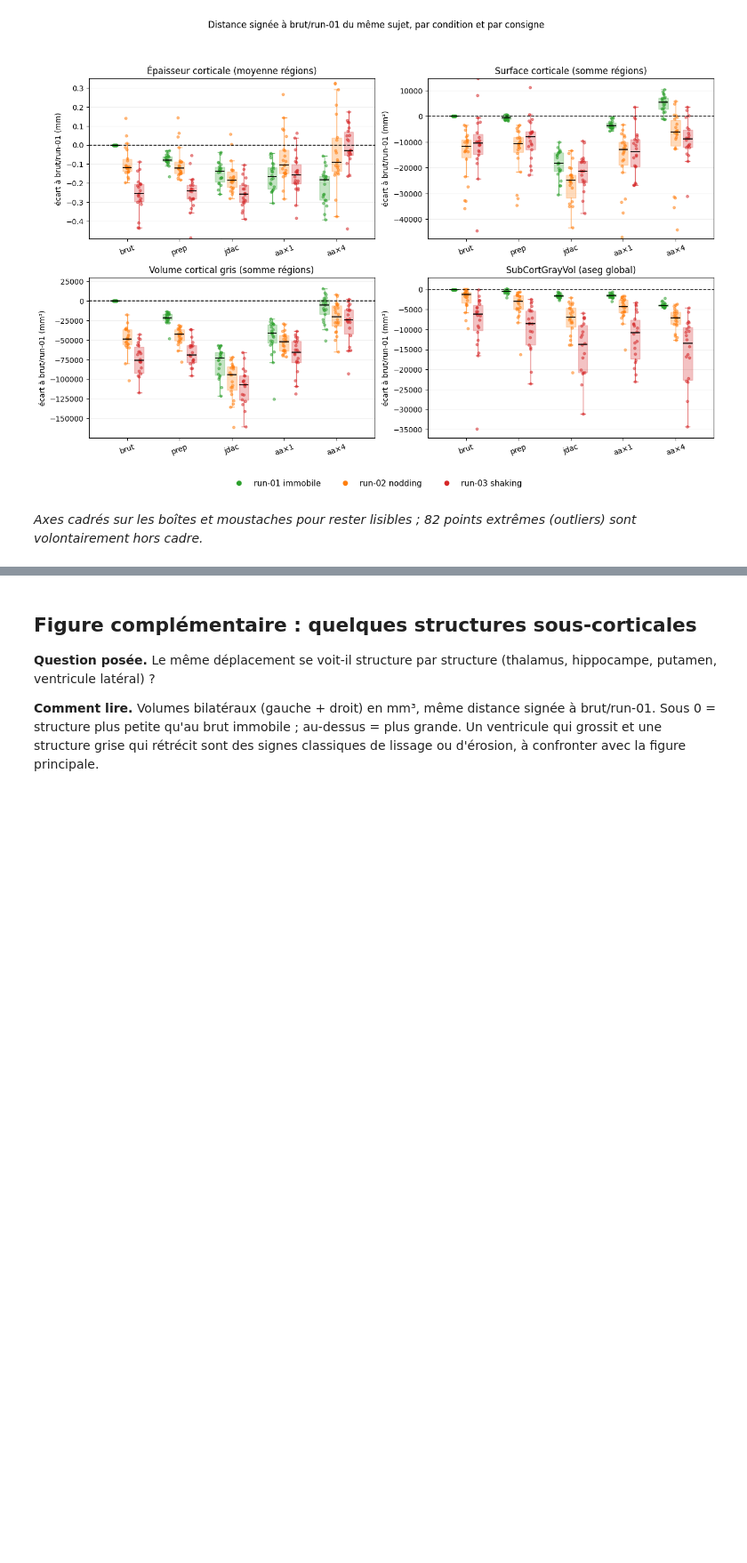
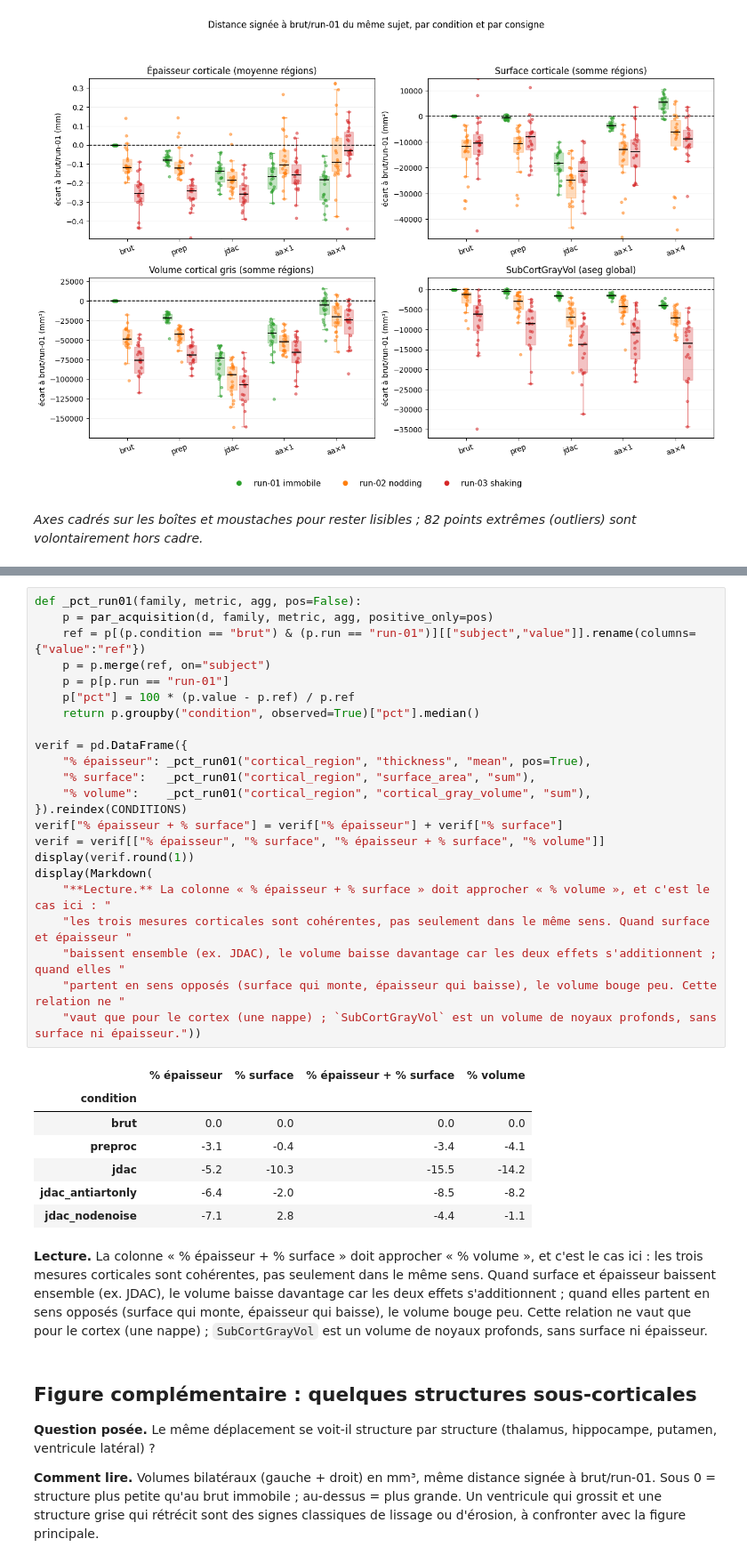
Before and after one commit to math-wil/jdac-motion-correction, a Jupyter notebook: pipelines/ds004332/phase5_fidelity/explore_morphometrie.ipynb, the cells around one changed output, grey strips where cells are left out. Shown at 89% size. Cells and saved outputs as stored; diff of their text form; blank space fills up the shorter version.

Commit message:
Morphometrie : cellule de verification volume = surface x epaisseur (coherence des mesures corticales)

```diff
--- a/pipelines/ds004332/phase5_fidelity/explore_morphometrie.ipynb
+++ b/pipelines/ds004332/phase5_fidelity/explore_morphometrie.ipynb
@@ -183,3 +187,35 @@ if n_hors:
+# %%
+def _pct_run01(family, metric, agg, pos=False):
+    p = par_acquisition(d, family, metric, agg, positive_only=pos)
+    ref = p[(p.condition == "brut") & (p.run == "run-01")][["subject","value"]].rename(columns={"value":"ref"})
+    p = p.merge(ref, on="subject")
+    p = p[p.run == "run-01"]
+    p["pct"] = 100 * (p.value - p.ref) / p.ref
+    return p.groupby("condition", observed=True)["pct"].median()
+
+verif = pd.DataFrame({
+    "% épaisseur": _pct_run01("cortical_region", "thickness", "mean", pos=True),
+    "% surface":   _pct_run01("cortical_region", "surface_area", "sum"),
+    "% volume":    _pct_run01("cortical_region", "cortical_gray_volume", "sum"),
+}).reindex(CONDITIONS)
+verif["% épaisseur + % surface"] = verif["% épaisseur"] + verif["% surface"]
+verif = verif[["% épaisseur", "% surface", "% épaisseur + % surface", "% volume"]]
+display(verif.round(1))
+display(Markdown(
+    "**Lecture.** La colonne « % épaisseur + % surface » doit approcher « % volume », et c'est le cas ici : "
+    "les trois mesures corticales sont cohérentes, pas seulement dans le même sens. Quand surface et épaisseur "
+    "baissent ensemble (ex. JDAC), le volume baisse davantage car les deux effets s'additionnent ; quand elles "
+    "partent en sens opposés (surface qui monte, épaisseur qui baisse), le volume bouge peu. Cette relation ne "
+    "vaut que pour le cortex (une nappe) ; `SubCortGrayVol` est un volume de noyaux profonds, sans surface ni épaisseur."))
+# %% [output]
+|  | % épaisseur | % surface | % épaisseur + % surface | % volume |
+| condition |  |  |  |  |
+| brut | 0.0 | 0.0 | 0.0 | 0.0 |
+| preproc | -3.1 | -0.4 | -3.4 | -4.1 |
+| jdac | -5.2 | -10.3 | -15.5 | -14.2 |
+| jdac_antiartonly | -6.4 | -2.0 | -8.5 | -8.2 |
+| jdac_nodenoise | -7.1 | 2.8 | -4.4 | -1.1 |
+**Lecture.** La colonne « % épaisseur + % surface » doit approcher « % volume », et c'est le cas ici : les trois mesures corticales sont cohérentes, pas seulement dans le même sens. Quand surface et épaisseur baissent ensemble (ex. JDAC), le volume baisse davantage car les deux effets s'additionnent ; quand elles partent en sens opposés (surface qui monte, épaisseur qui baisse), le volume bouge peu. Cette relation ne vaut que pour le cortex (une nappe) ; `SubCortGrayVol` est un volume de noyaux profonds, sans surface ni épaisseur.
 # %% [markdown]
 ## Figure complémentaire : quelques structures sous-corticales
 
```
Also changed, not shown: parts of 1 cell of this notebook, 2 other files.
